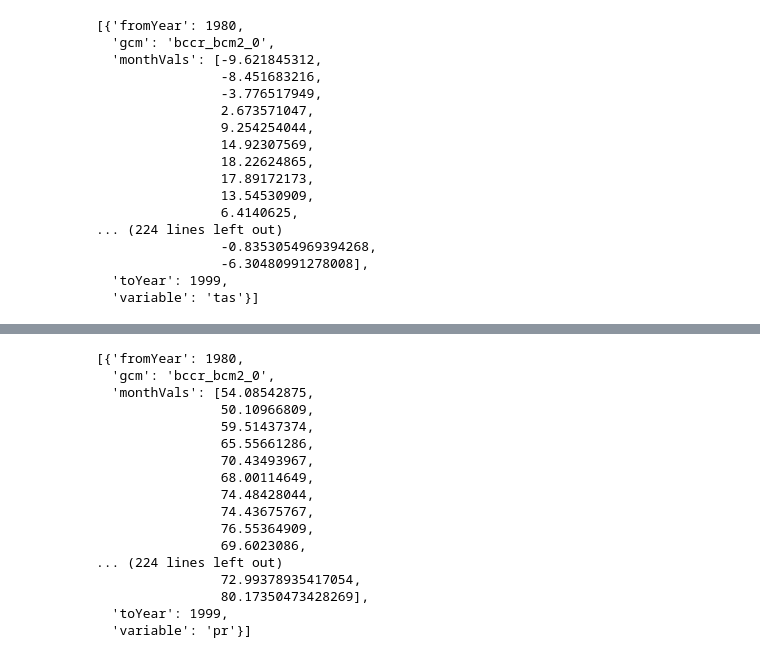
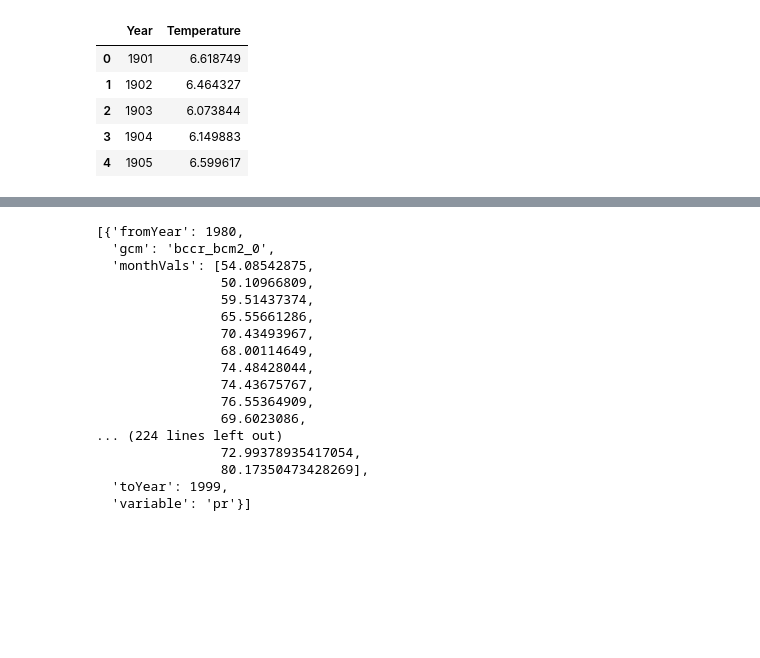
Before and after one commit to LineaFuller/Project_1, a Jupyter notebook: code.ipynb, the cells around one changed output, grey strips where cells are left out. Cells and saved outputs as stored; diff of their text form; code cells hidden in the pictures; blank space fills up the shorter version.

Commit message:
pull data

```diff
--- a/code.ipynb
+++ b/code.ipynb
@@ -5,26 +5,24 @@ from pprint import pprint
 import pandas as pd
 import time
 # %%
-# USA mavg Temp(1980-1999) data
-url = "http://climatedataapi.worldbank.org/climateweb/rest/v1/country/mavg/tas/1980/1999/USA"
+# USA Yearly change for Temperature
+url = "http://climatedataapi.worldbank.org/climateweb/rest/v1/country/cru/tas/year/USA"
 request = requests.get(url).json()
+# pprint(request)
+len(request)
+year = []
+data = []
+for x in range(len(request)):
+    year.append(request[x]['year'])
+    data.append(request[x]['data'])
+year_df = pd.DataFrame({"Year": year,
+                       "Temperature": data})
 
-pprint(request)
+year_df.head()
 # %% [output]
-[{'fromYear': 1980,
-  'gcm': 'bccr_bcm2_0',
-  'monthVals': [-9.621845312,
-                -8.451683216,
-                -3.776517949,
-                2.673571047,
-                9.254254044,
-                14.92307569,
-                18.22624865,
-                17.89172173,
-                13.54530909,
-                6.4140625,
-... (224 lines left out)
-                -0.8353054969394268,
-                -6.30480991278008],
-  'toYear': 1999,
-  'variable': 'tas'}]
+|  | Year | Temperature |
+| 0 | 1901 | 6.618749 |
+| 1 | 1902 | 6.464327 |
+| 2 | 1903 | 6.073844 |
+| 3 | 1904 | 6.149883 |
+| 4 | 1905 | 6.599617 |
```
Also changed, not shown: parts of 8 cells of this notebook, 1 other file.
